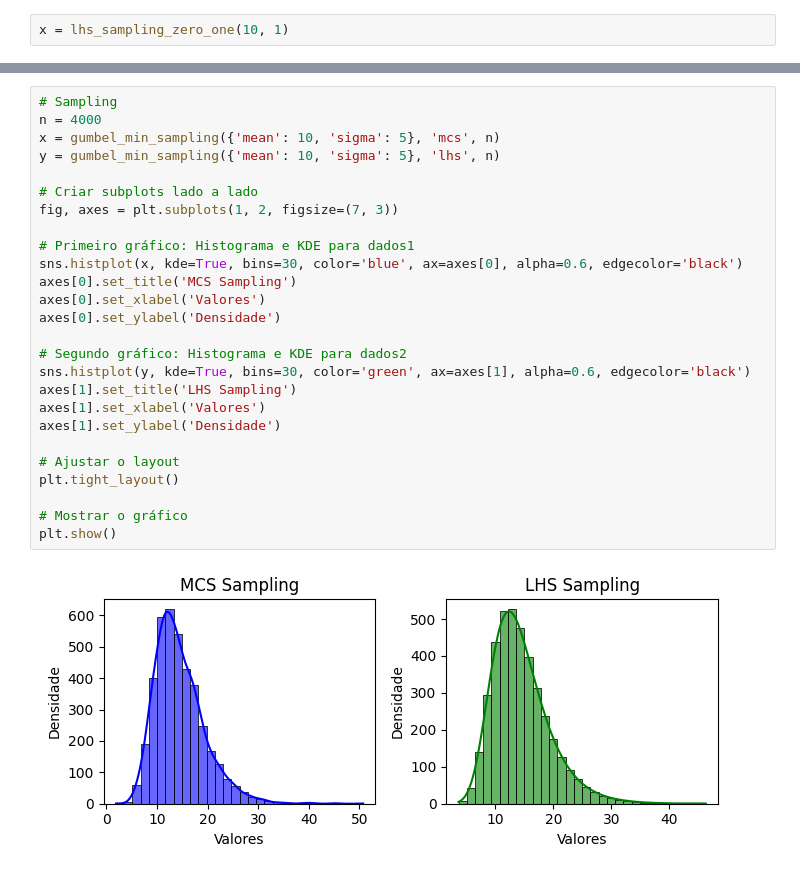
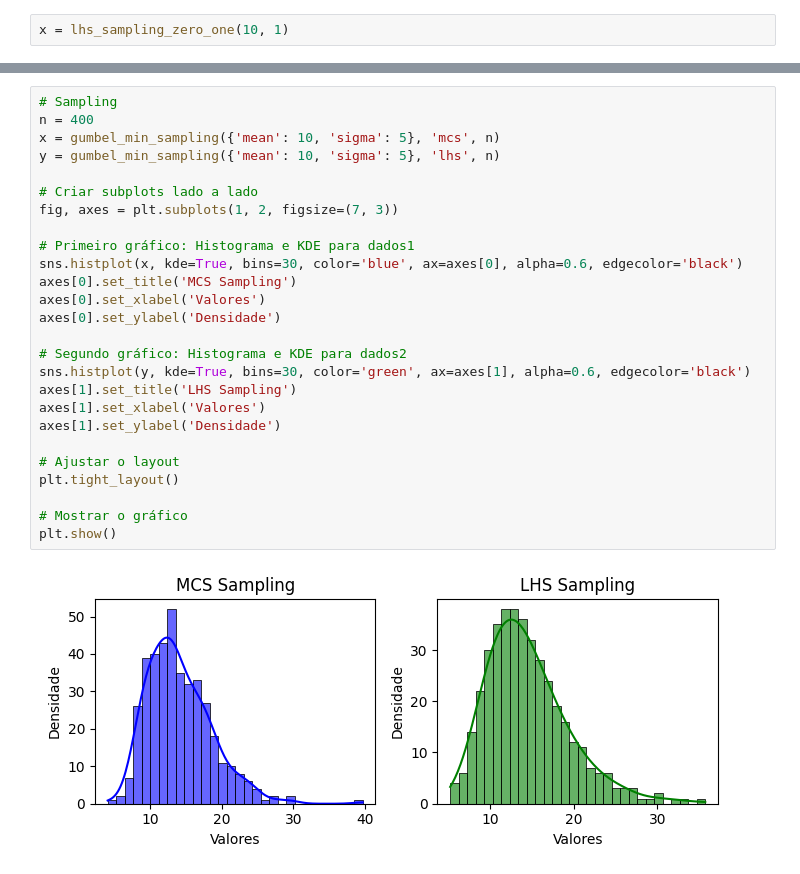
Before and after one commit to Pesquisa-UFCAT/parepy, a Jupyter notebook: local_examples/sampling_examples.ipynb, the cells around one changed output, grey strips where cells are left out. Saved outputs shown, nothing was run; the diff lists cells and outputs as text.

```diff
--- a/local_examples/sampling_examples.ipynb
+++ b/local_examples/sampling_examples.ipynb
@@ -114,28 +114,28 @@ plt.show()
 # %%
 # Sampling
-n = 4000
+n = 400
 x = gumbel_min_sampling({'mean': 10, 'sigma': 5}, 'mcs', n)
 y = gumbel_min_sampling({'mean': 10, 'sigma': 5}, 'lhs', n)
 
 # Criar subplots lado a lado
 fig, axes = plt.subplots(1, 2, figsize=(7, 3))
 
 # Primeiro gráfico: Histograma e KDE para dados1
 sns.histplot(x, kde=True, bins=30, color='blue', ax=axes[0], alpha=0.6, edgecolor='black')
 axes[0].set_title('MCS Sampling')
 axes[0].set_xlabel('Valores')
 axes[0].set_ylabel('Densidade')
 
 # Segundo gráfico: Histograma e KDE para dados2
 sns.histplot(y, kde=True, bins=30, color='green', ax=axes[1], alpha=0.6, edgecolor='black')
 axes[1].set_title('LHS Sampling')
 axes[1].set_xlabel('Valores')
 axes[1].set_ylabel('Densidade')
 
 # Ajustar o layout
 plt.tight_layout()
 
 # Mostrar o gráfico
 plt.show()
 # %% [output]
-[figure, old version]
+[figure, new version]
```
Also changed, not shown: parts of 7 cells of this notebook, 1 other file.
